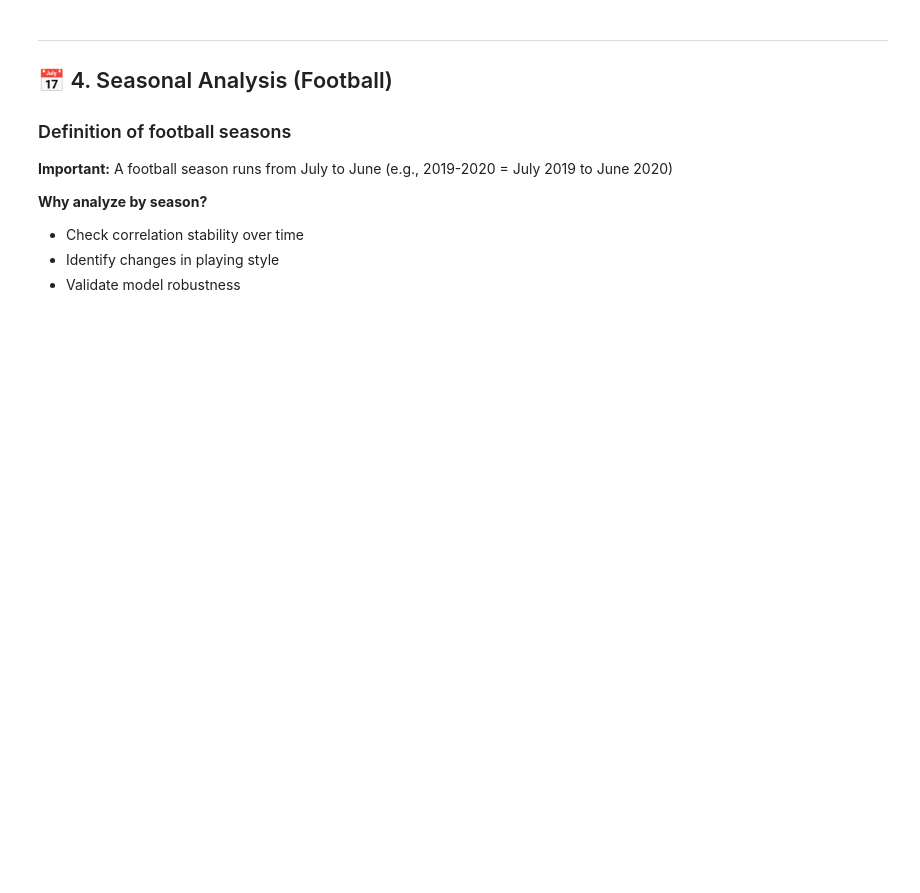
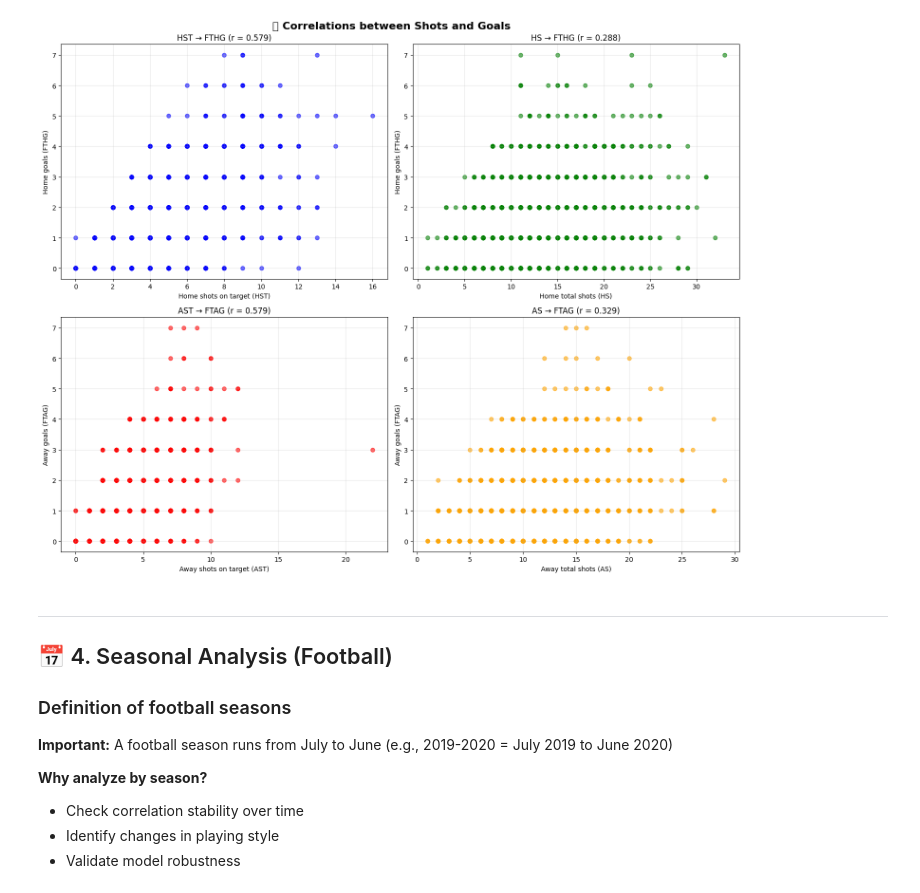
Before and after one commit to becodeorg/football-prediction-liverpool, a Jupyter notebook: football_prediction_analysis_en.ipynb, the cells around one changed output. Cells and saved outputs as stored; diff of their text form; code cells hidden in the pictures; blank space fills up the shorter version.

```diff
--- a/football_prediction_analysis_en.ipynb
+++ b/football_prediction_analysis_en.ipynb
@@ -151,38 +910,40 @@ if corr_ast_ftag > corr_as_ftag:
 # %%
-# Correlation visualization
+# Correlation visualization with proper variable names
 fig, axes = plt.subplots(2, 2, figsize=(15, 12))
 fig.suptitle('🎯 Correlations between Shots and Goals', fontsize=16, fontweight='bold')
 
-# Chart 1: HST vs FTHG
-axes[0,0].scatter(df_clean['HST'], df_clean['FTHG'], alpha=0.6, color='blue')
+# Chart 1: Home Shots on Target vs Home Goals
+axes[0,0].scatter(focused_football_data['HST'], focused_football_data['FTHG'], alpha=0.6, color='blue')
 axes[0,0].set_xlabel('Home shots on target (HST)')
 axes[0,0].set_ylabel('Home goals (FTHG)')
-axes[0,0].set_title(f'HST → FTHG (r = {corr_hst_fthg:.3f})')
+axes[0,0].set_title(f'HST → FTHG (r = {home_shots_on_target_correlation:.3f})')
 axes[0,0].grid(True, alpha=0.3)
 
-# Chart 2: HS vs FTHG
-axes[0,1].scatter(df_clean['HS'], df_clean['FTHG'], alpha=0.6, color='green')
+# Chart 2: Home Total Shots vs Home Goals
+axes[0,1].scatter(focused_football_data['HS'], focused_football_data['FTHG'], alpha=0.6, color='green')
 axes[0,1].set_xlabel('Home total shots (HS)')
 axes[0,1].set_ylabel('Home goals (FTHG)')
-axes[0,1].set_title(f'HS → FTHG (r = {corr_hs_fthg:.3f})')
+axes[0,1].set_title(f'HS → FTHG (r = {home_total_shots_correlation:.3f})')
 axes[0,1].grid(True, alpha=0.3)
 
-# Chart 3: AST vs FTAG
-axes[1,0].scatter(df_clean['AST'], df_clean['FTAG'], alpha=0.6, color='red')
+# Chart 3: Away Shots on Target vs Away Goals
+axes[1,0].scatter(focused_football_data['AST'], focused_football_data['FTAG'], alpha=0.6, color='red')
 axes[1,0].set_xlabel('Away shots on target (AST)')
 axes[1,0].set_ylabel('Away goals (FTAG)')
-axes[1,0].set_title(f'AST → FTAG (r = {corr_ast_ftag:.3f})')
+axes[1,0].set_title(f'AST → FTAG (r = {away_shots_on_target_correlation:.3f})')
 axes[1,0].grid(True, alpha=0.3)
 
-# Chart 4: AS vs FTAG
-axes[1,1].scatter(df_clean['AS'], df_clean['FTAG'], alpha=0.6, color='orange')
+# Chart 4: Away Total Shots vs Away Goals
+axes[1,1].scatter(focused_football_data['AS'], focused_football_data['FTAG'], alpha=0.6, color='orange')
 axes[1,1].set_xlabel('Away total shots (AS)')
 axes[1,1].set_ylabel('Away goals (FTAG)')
-axes[1,1].set_title(f'AS → FTAG (r = {corr_as_ftag:.3f})')
+axes[1,1].set_title(f'AS → FTAG (r = {away_total_shots_correlation:.3f})')
 axes[1,1].grid(True, alpha=0.3)
 
 plt.tight_layout()
 plt.show()
+# %% [output]
+[figure, added]
 # %% [markdown]
 ---
 ## 📅 4. Seasonal Analysis (Football)
```
Also changed, not shown: parts of 20 cells of this notebook, 1 other file.
